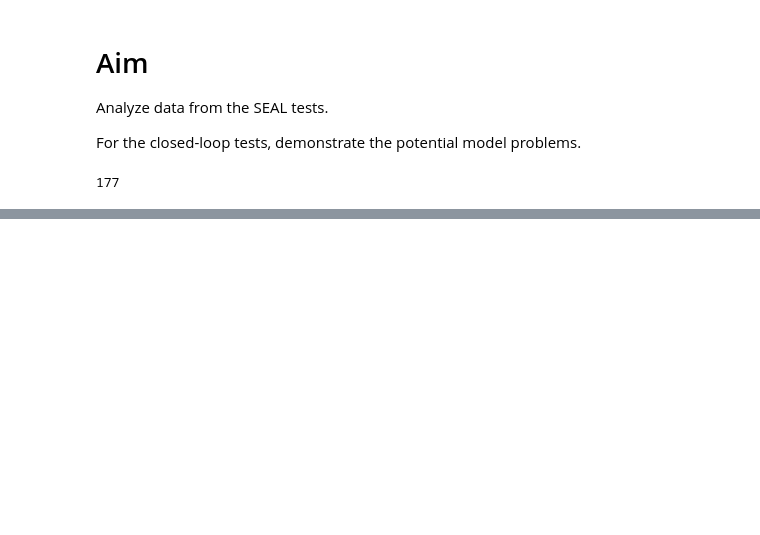
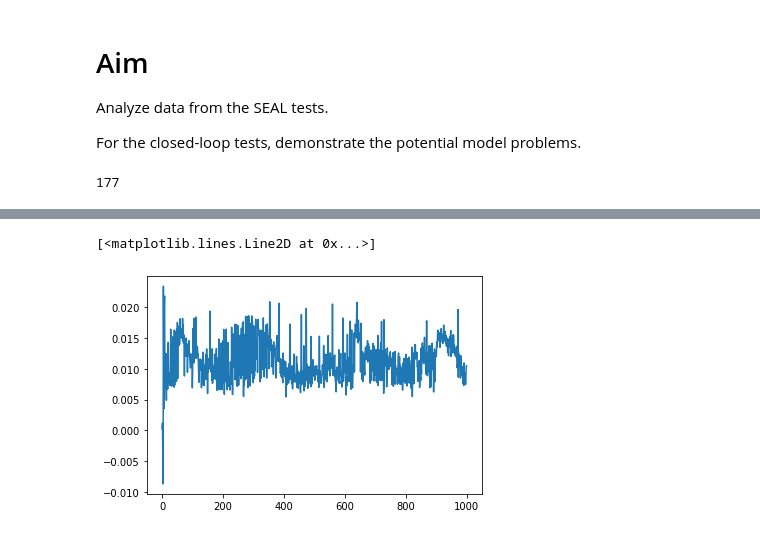
Before and after one commit to aditya-sengupta/seallqg, a Jupyter notebook: notebooks/seal_cl_analysis.ipynb, the cells around one changed output, grey strips where cells are left out. Saved outputs shown, nothing was run; the diff lists cells and outputs as text; code cells hidden in the pictures; blank space fills up the shorter version.

```diff
--- a/notebooks/seal_cl_analysis.ipynb
+++ b/notebooks/seal_cl_analysis.ipynb
@@ -70,0 +68,6 @@ for f in lqg_files[::10]:
+# %%
+ttvals = np.load(path.join(lqg_path, lqg_files[112]))
+plt.plot(ttvals[:,0])
+# %% [output]
+[<matplotlib.lines.Line2D at 0x...>]
+[figure, added]
```
Also changed, not shown: parts of 2 cells of this notebook, 1 other file.
